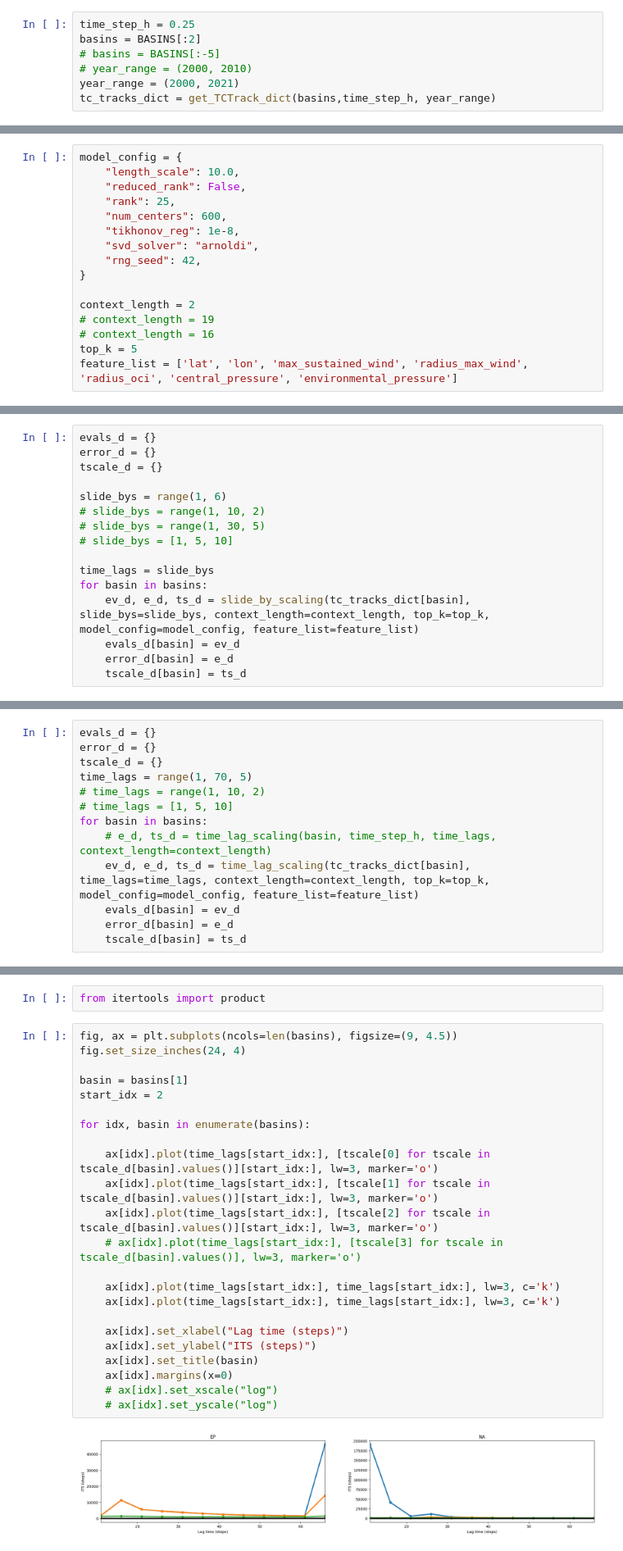
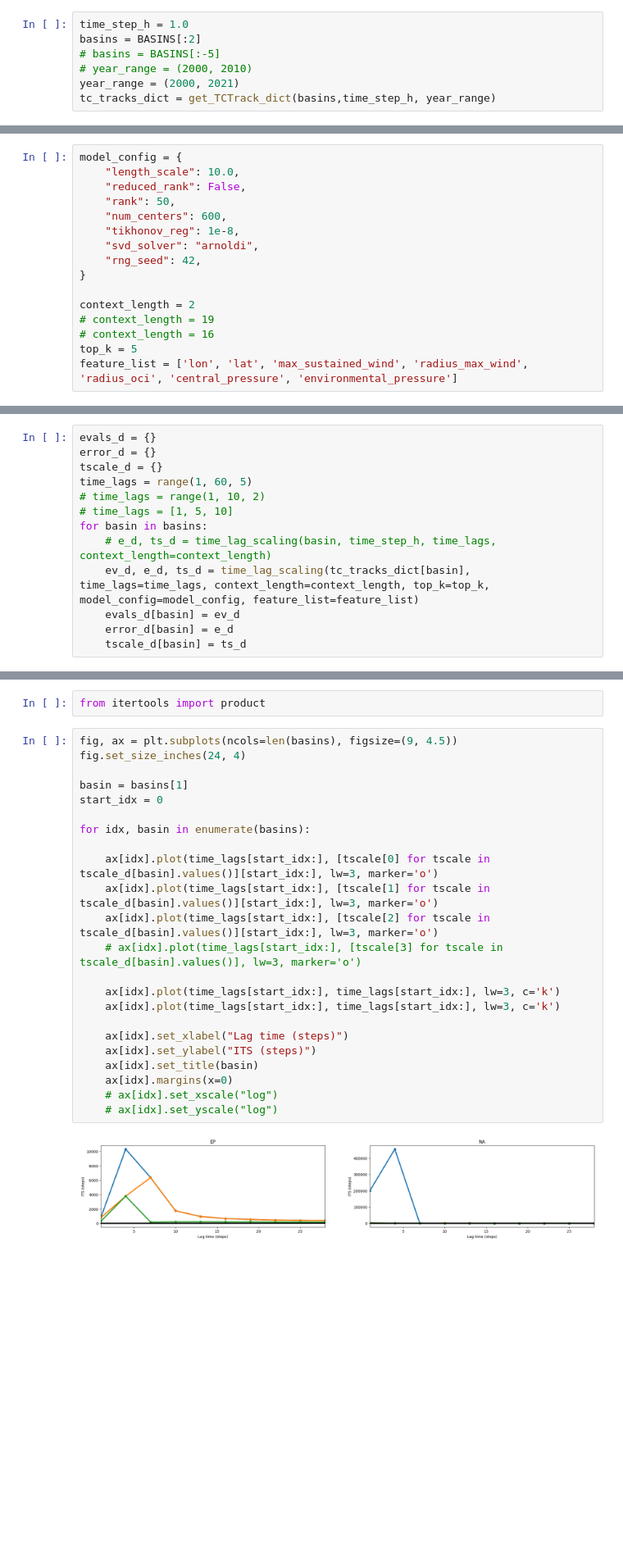
Before and after one commit to ejbrun/koopman_learning_tropical_cyclone, a Jupyter notebook: examples/koopman_kernel_for_TC_spectral_consistency_analysis.ipynb, the cells around one changed output, grey strips where cells are left out. Shown at 82% size. Drawn from its saved outputs; the diff is of its cells as text; blank space fills up the shorter version.

```diff
--- a/examples/koopman_kernel_for_TC_spectral_consistency_analysis.ipynb
+++ b/examples/koopman_kernel_for_TC_spectral_consistency_analysis.ipynb
@@ -185,7 +185,7 @@ Basins are given by ['EP', 'NA', 'NI', 'SI', 'SP', 'WP', 'SA'].
 # %% [markdown]
 Load data
 # %%
-time_step_h = 0.25
+time_step_h = 1.0
 basins = BASINS[:2]
 # basins = BASINS[:-5]
 # year_range = (2000, 2010)
@@ -201,7 +214,7 @@ Number of tracks: 393
 model_config = {
     "length_scale": 10.0,
     "reduced_rank": False,
-    "rank": 25,
+    "rank": 50,
     "num_centers": 600,
     "tikhonov_reg": 1e-8,
     "svd_solver": "arnoldi",
@@ -212,4 +225,4 @@ context_length = 2
 # context_length = 19
 # context_length = 16
 top_k = 5
-feature_list = ['lat', 'lon', 'max_sustained_wind', 'radius_max_wind', 'radius_oci', 'central_pressure', 'environmental_pressure']
+feature_list = ['lon', 'lat', 'max_sustained_wind', 'radius_max_wind', 'radius_oci', 'central_pressure', 'environmental_pressure']
@@ -219,15 +232,12 @@ Slide_by scaling
 evals_d = {}
 error_d = {}
 tscale_d = {}
-
-slide_bys = range(1, 6)
-# slide_bys = range(1, 10, 2)
-# slide_bys = range(1, 30, 5)
-# slide_bys = [1, 5, 10]
-
-time_lags = slide_bys
+time_lags = range(1, 60, 5)
+# time_lags = range(1, 10, 2)
+# time_lags = [1, 5, 10]
 for basin in basins:
-    ev_d, e_d, ts_d = slide_by_scaling(tc_tracks_dict[basin], slide_bys=slide_bys, context_length=context_length, top_k=top_k, model_config=model_config, feature_list=feature_list)
+    # e_d, ts_d = time_lag_scaling(basin, time_step_h, time_lags, context_length=context_length)
+    ev_d, e_d, ts_d = time_lag_scaling(tc_tracks_dict[basin], time_lags=time_lags, context_length=context_length, top_k=top_k, model_config=model_config, feature_list=feature_list)
     evals_d[basin] = ev_d
     error_d[basin] = e_d
     tscale_d[basin] = ts_d
@@ -242,13 +261,0 @@ Time_lag scaling
-# %%
-evals_d = {}
-error_d = {}
-tscale_d = {}
-time_lags = range(1, 70, 5)
-# time_lags = range(1, 10, 2)
-# time_lags = [1, 5, 10]
-for basin in basins:
-    # e_d, ts_d = time_lag_scaling(basin, time_step_h, time_lags, context_length=context_length)
-    ev_d, e_d, ts_d = time_lag_scaling(tc_tracks_dict[basin], time_lags=time_lags, context_length=context_length, top_k=top_k, model_config=model_config, feature_list=feature_list)
-    evals_d[basin] = ev_d
-    error_d[basin] = e_d
-    tscale_d[basin] = ts_d
@@ -290,25 +279,25 @@ from itertools import product
 # %%
 fig, ax = plt.subplots(ncols=len(basins), figsize=(9, 4.5))
 fig.set_size_inches(24, 4)
 
 basin = basins[1]
-start_idx = 2
+start_idx = 0
 
 for idx, basin in enumerate(basins):
 
     ax[idx].plot(time_lags[start_idx:], [tscale[0] for tscale in tscale_d[basin].values()][start_idx:], lw=3, marker='o')
     ax[idx].plot(time_lags[start_idx:], [tscale[1] for tscale in tscale_d[basin].values()][start_idx:], lw=3, marker='o')
     ax[idx].plot(time_lags[start_idx:], [tscale[2] for tscale in tscale_d[basin].values()][start_idx:], lw=3, marker='o')
     # ax[idx].plot(time_lags[start_idx:], [tscale[3] for tscale in tscale_d[basin].values()], lw=3, marker='o')
 
     ax[idx].plot(time_lags[start_idx:], time_lags[start_idx:], lw=3, c='k')
     ax[idx].plot(time_lags[start_idx:], time_lags[start_idx:], lw=3, c='k')
 
     ax[idx].set_xlabel("Lag time (steps)")
     ax[idx].set_ylabel("ITS (steps)")
     ax[idx].set_title(basin)
     ax[idx].margins(x=0)
     # ax[idx].set_xscale("log")
     # ax[idx].set_yscale("log")
 # %% [output]
-[figure, old version]
+[figure, new version]
```
Also changed, not shown: parts of 32 cells of this notebook, 11 other files.
